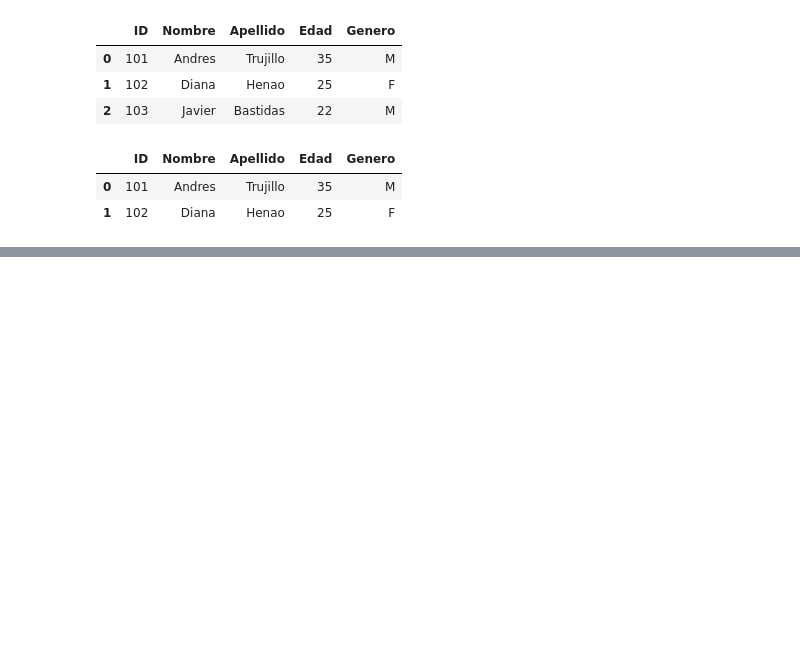
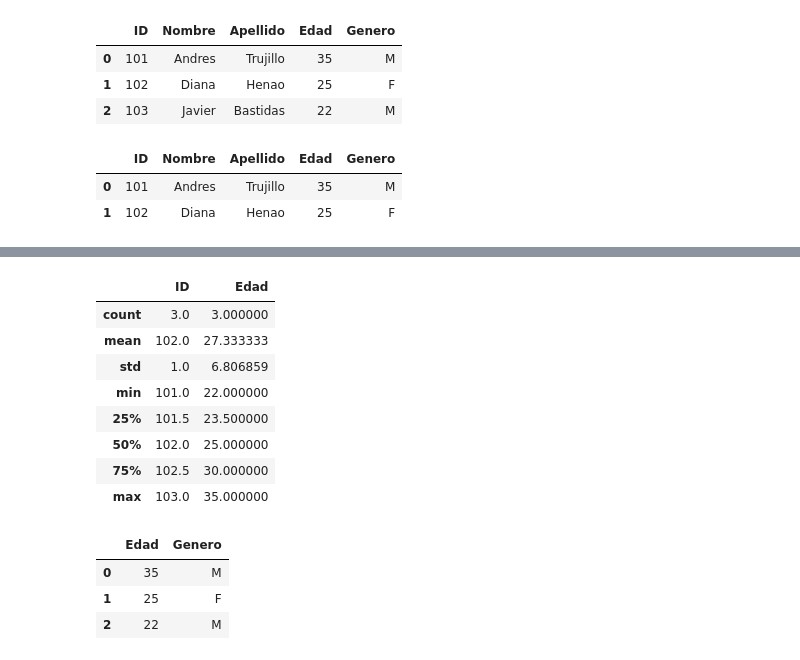
Before and after one commit to asegura4488/EDCO_IntroCienciaDatos, a Jupyter notebook: Semana2/Sesion3.ipynb, the cells around one changed output, grey strips where cells are left out. Cells and saved outputs as stored; diff of their text form; code cells hidden in the pictures; blank space fills up the shorter version.

```diff
--- a/Semana2/Sesion3.ipynb
+++ b/Semana2/Sesion3.ipynb
@@ -127,0 +171,21 @@ df.shape
+# %%
+df.describe()
+# %% [output]
+|  | ID | Edad |
+| count | 3.0 | 3.000000 |
+| mean | 102.0 | 27.333333 |
+| std | 1.0 | 6.806859 |
+| min | 101.0 | 22.000000 |
+| 25% | 101.5 | 23.500000 |
+| 50% | 102.0 | 25.000000 |
+| 75% | 102.5 | 30.000000 |
+| max | 103.0 | 35.000000 |
+# %%
+# Quremos escoger unas columnas especificas
+df1 = df[['Edad','Genero']]
+df1
+# %% [output]
+|  | Edad | Genero |
+| 0 | 35 | M |
+| 1 | 25 | F |
+| 2 | 22 | M |
```
Also changed, not shown: parts of 13 cells of this notebook.
